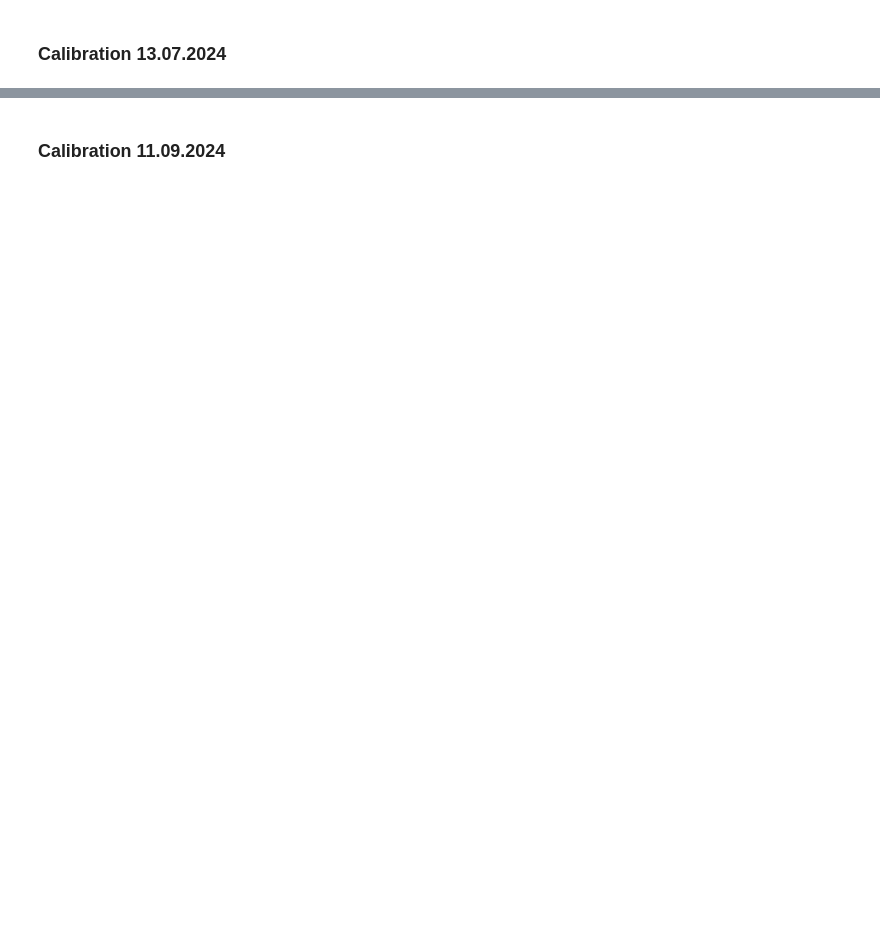
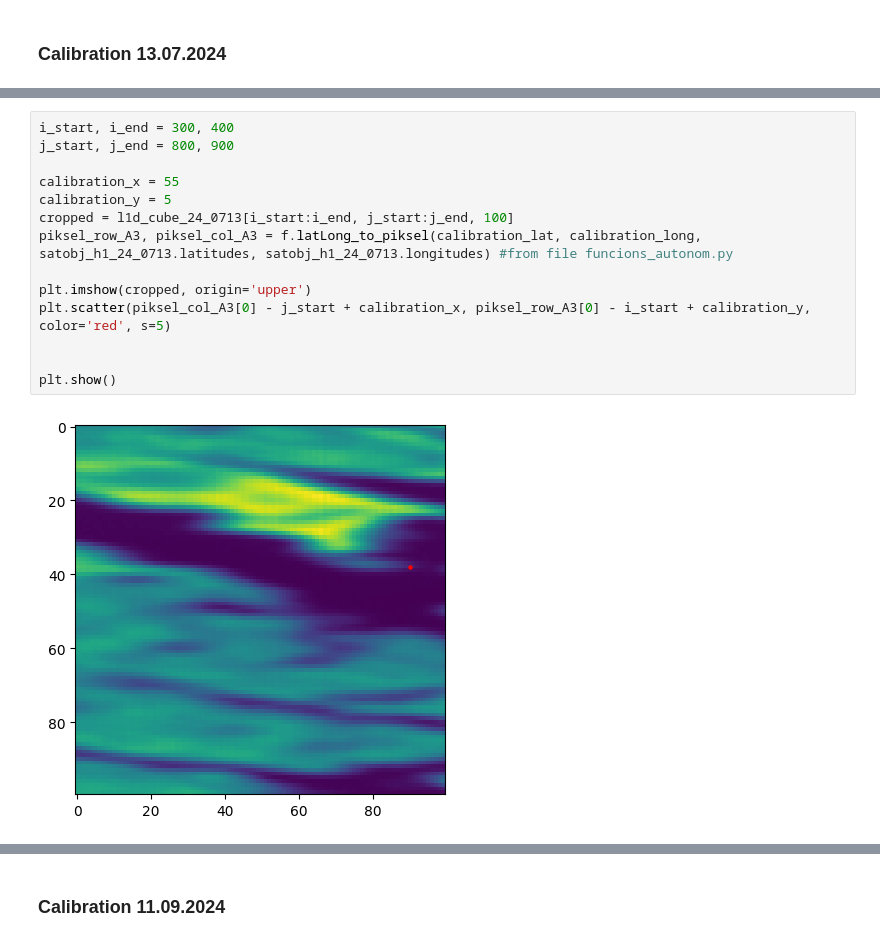
Before and after one commit to AnneMartheH/Vaar_2025, a Jupyter notebook: calibration_hypso1/calibration_2024.ipynb, the cells around one changed output, grey strips where cells are left out. Drawn from its saved outputs; the diff is of its cells as text; blank space fills up the shorter version.

```diff
--- a/calibration_hypso1/calibration_2024.ipynb
+++ b/calibration_hypso1/calibration_2024.ipynb
@@ -617,0 +626,16 @@ plt.show()
+# %%
+i_start, i_end = 300, 400
+j_start, j_end = 800, 900
+
+calibration_x = 55
+calibration_y = 5
+cropped = l1d_cube_24_0713[i_start:i_end, j_start:j_end, 100]
+piksel_row_A3, piksel_col_A3 = f.latLong_to_piksel(calibration_lat, calibration_long, satobj_h1_24_0713.latitudes, satobj_h1_24_0713.longitudes) #from file funcions_autonom.py
+
+plt.imshow(cropped, origin='upper')
+plt.scatter(piksel_col_A3[0] - j_start + calibration_x, piksel_row_A3[0] - i_start + calibration_y, color='red', s=5)
+
+
+plt.show()
+# %% [output]
+[figure, added]
```
Also changed, not shown: parts of 13 cells of this notebook, 1 other file.
